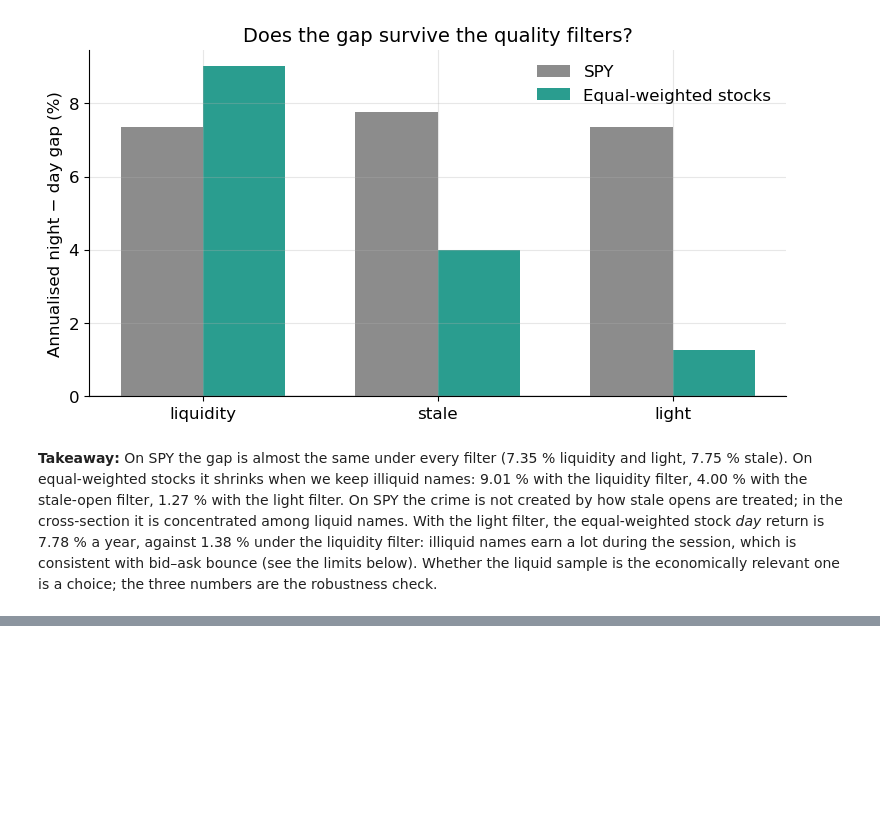
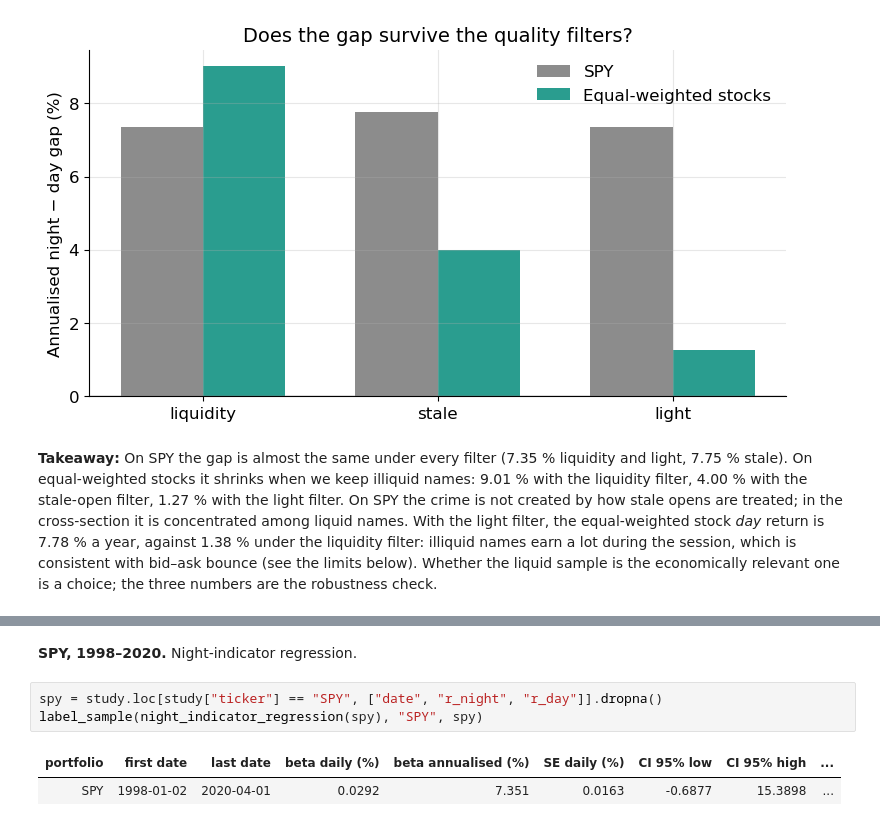
Before and after one commit to theanalysts-ada/Project_ADA_Stock_Markets_TheAnalysts, a Jupyter notebook: results.ipynb, the cells around one changed output, grey strips where cells are left out. Saved outputs shown, nothing was run; the diff lists cells and outputs as text; blank space fills up the shorter version.

```diff
--- a/results.ipynb
+++ b/results.ipynb
@@ -568,0 +511,8 @@ block_bootstrap_ci(ew["r_night"] - ew["r_day"])
+# %% [markdown]
+**SPY, 1998–2020.** Night-indicator regression.
+# %%
+spy = study.loc[study["ticker"] == "SPY", ["date", "r_night", "r_day"]].dropna()
+label_sample(night_indicator_regression(spy), "SPY", spy)
+# %% [output]
+| portfolio | first date | last date | beta daily (%) | beta annualised (%) | SE daily (%) | CI 95% low | CI 95% high | ... |
+| SPY | 1998-01-02 | 2020-04-01 | 0.0292 | 7.351 | 0.0163 | -0.6877 | 15.3898 | ... |
```
Also changed, not shown: parts of 24 cells of this notebook, 1 other file.
